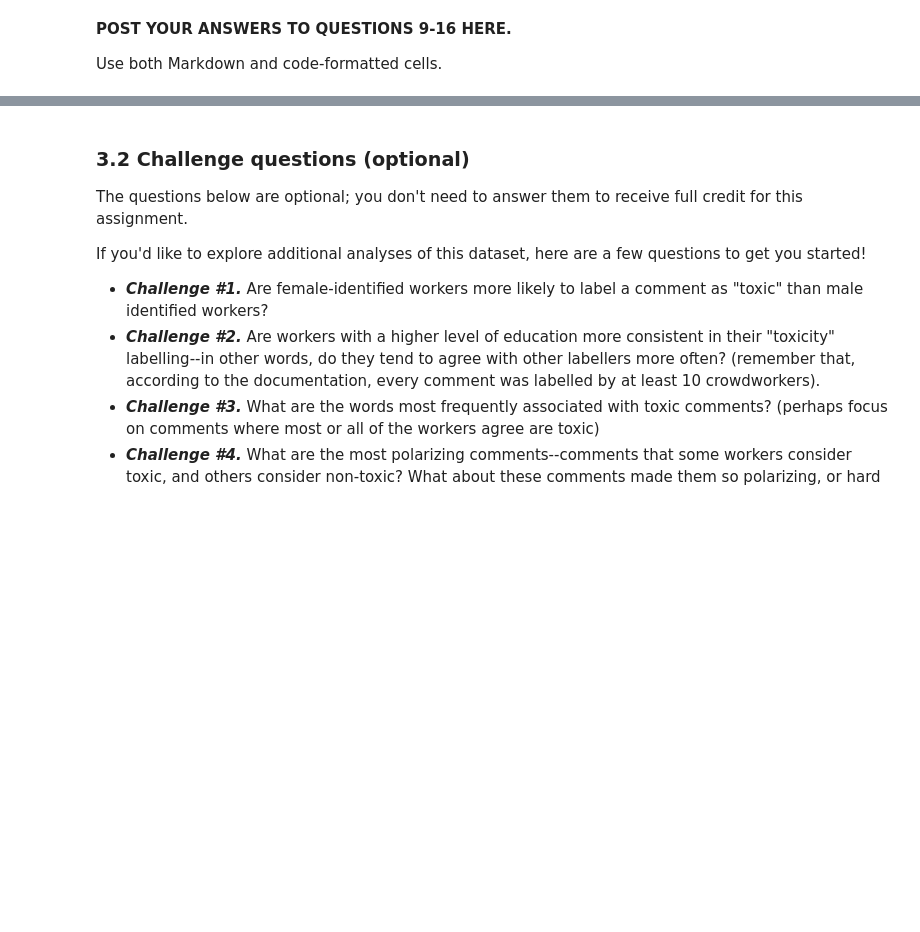
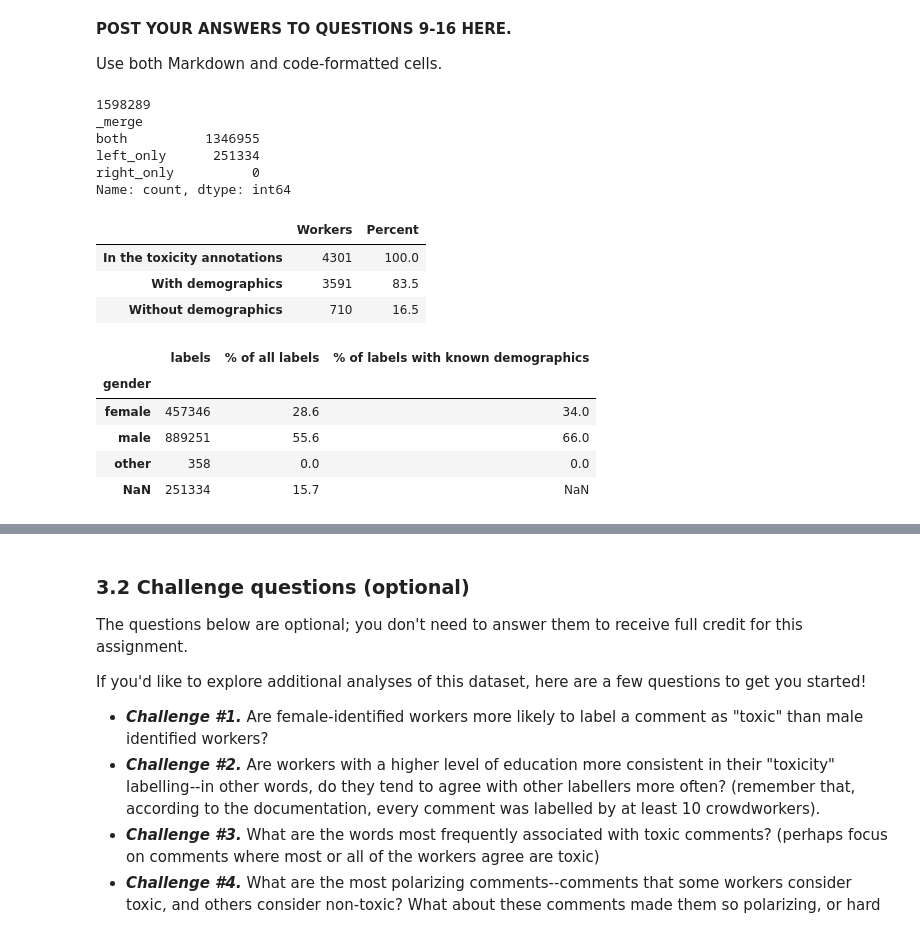
Before and after one commit to pspandle/HCDE-410, a Jupyter notebook: A2/hcde410-a2.ipynb, the cells around one changed output, grey strips where cells are left out. Drawn from its saved outputs; the diff is of its cells as text; code cells hidden in the pictures; blank space fills up the shorter version.

```diff
--- a/A2/hcde410-a2.ipynb
+++ b/A2/hcde410-a2.ipynb
@@ -682,0 +681,61 @@ Use both Markdown and code-formatted cells.
+# %%
+import pandas as pd
+
+# toxicity labels: one row per worker's judgment of one comment
+ann = pd.read_csv("wikipedia_datasets/toxicity_annotations.tsv", sep="\t", dtype={"worker_id": str})
+
+# demographics for toxicity workers only (worker IDs repeat in the other files)
+all_df = pd.DataFrame(all_annotators)
+all_df = all_df.replace(r"^\s*$", pd.NA, regex=True)
+all_df["worker_id"] = all_df["worker_id"].astype(str)
+tox_demo = all_df[all_df["dataset"] == "toxicity"].copy()
+
+# join labels to demographics
+merged = ann.merge(tox_demo, on="worker_id", how="left", indicator=True, validate="many_to_one")
+merged["lang"] = pd.to_numeric(merged["english_first_language"], errors="coerce").map(
+    {0: "Not English first", 1: "English first"})
+
+print(len(merged))                 # 1598289
+print(merged["_merge"].value_counts())
+# %% [output]
+1598289
+_merge
+both          1346955
+left_only      251334
+right_only          0
+Name: count, dtype: int64
+# %%
+ann_workers = set(ann["worker_id"].unique())
+with_demo = ann_workers & set(tox_demo["worker_id"])
+without_demo = len(ann_workers) - len(with_demo)
+
+q9 = pd.DataFrame({
+    "Workers": [len(ann_workers), len(with_demo), without_demo],
+    "Percent": [100.0,
+                round(len(with_demo) / len(ann_workers) * 100, 1),
+                round(without_demo / len(ann_workers) * 100, 1)]
+}, index=["In the toxicity annotations", "With demographics", "Without demographics"])
+display(q9)
+# %% [output]
+|  | Workers | Percent |
+| In the toxicity annotations | 4301 | 100.0 |
+| With demographics | 3591 | 83.5 |
+| Without demographics | 710 | 16.5 |
+# %%
+def label_share(series):
+    counts = series.value_counts(dropna=False)
+    known = series.dropna().value_counts()
+    return pd.DataFrame({
+        "labels": counts,
+        "% of all labels": (counts / counts.sum() * 100).round(1),
+        "% of labels with known demographics": (known / known.sum() * 100).round(1),
+    })
+# %%
+display(label_share(merged["gender"]))
+# %% [output]
+|  | labels | % of all labels | % of labels with known demographics |
+| gender |  |  |  |
+| female | 457346 | 28.6 | 34.0 |
+| male | 889251 | 55.6 | 66.0 |
+| other | 358 | 0.0 | 0.0 |
+| NaN | 251334 | 15.7 | NaN |
```
Also changed, not shown: parts of 4 cells of this notebook.
